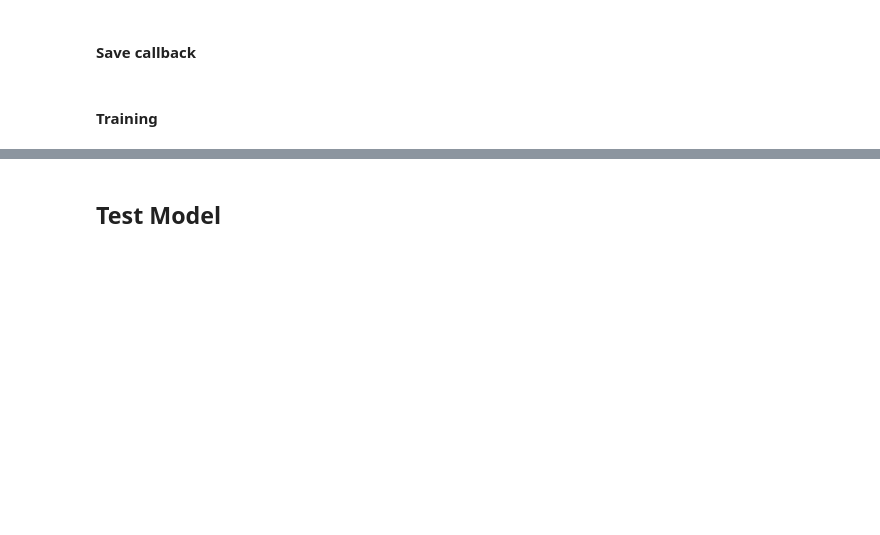
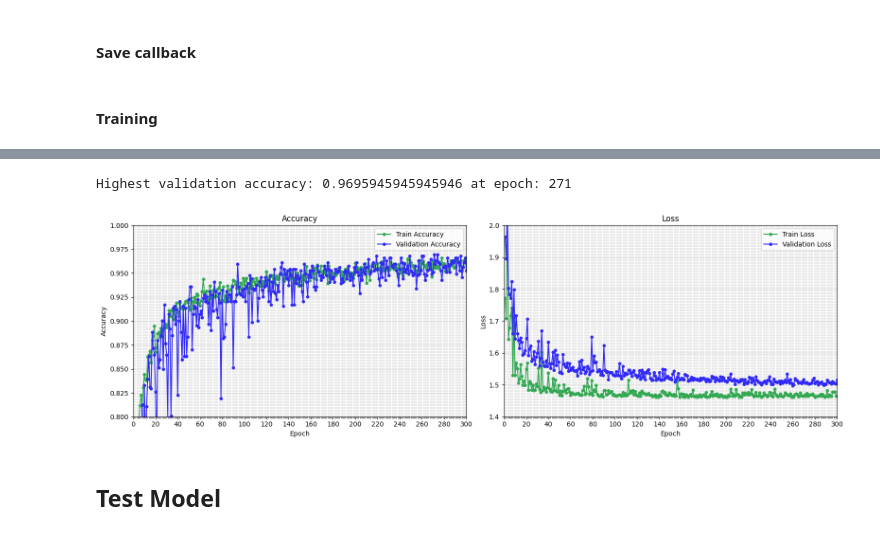
Before and after one commit to dilne/Free-Spoken-Digit-Dataset, a Jupyter notebook: TrainAndTest - CNN.ipynb, the cells around one changed output, grey strips where cells are left out. Drawn from its saved outputs; the diff is of its cells as text; code cells hidden in the pictures; blank space fills up the shorter version.

```diff
--- a/TrainAndTest - CNN.ipynb
+++ b/TrainAndTest - CNN.ipynb
@@ -422,2 +506,51 @@ Epoch [10/160], Loss: 1.7389, Acc: 0.8517, Val Loss: 1.7342, Val Acc: 0.7551
+# %%
+df = pd.read_csv(r'ModelSaves\M2\metrics.csv')
+
+# Find the maximum validation accuracy and the corresponding epoch
+max_val_accuracy = df['Validation Accuracy'].max()
+max_val_epoch = df[df['Validation Accuracy'] == max_val_accuracy]['Epoch'].values[0]
+print(f'Highest validation accuracy: {max_val_accuracy} at epoch: {max_val_epoch}')
+
+# Create a figure and a set of subplots
+fig, axs = plt.subplots(1, 2, figsize=(16, 5))
+
+# Plot the accuracy
+axs[0].plot(df['Epoch'], df['Train Accuracy'], label='Train Accuracy', marker='o', markersize=4, color='#32a852')
+axs[0].plot(df['Epoch'], df['Validation Accuracy'], label='Validation Accuracy', marker='o', markersize=4, color='#312af7')
+axs[0].set_xlabel('Epoch')
+axs[0].set_ylabel('Accuracy')
+axs[0].set_title('Accuracy')
+axs[0].set_ylim(acc_min_y, 1)
+axs[0].set_xlim(1, num_epochs)
+axs[0].legend()
+major_ticks = np.arange(0, num_epochs + 1, major_tick_spacing)
+minor_ticks = np.arange(0, num_epochs + 1, 1)
+axs[0].set_xticks(major_ticks)
+axs[0].set_xticks(minor_ticks, minor=True)
+axs[0].set_xticklabels(major_ticks.astype(int))
+axs[0].grid(True, which='both', linestyle='--', alpha=0.5)
+
+# Plot the loss
+axs[1].plot(df['Epoch'], df['Train Loss'], label='Train Loss', marker='o', markersize=4, color='#32a852')
+axs[1].plot(df['Epoch'], df['Validation Loss'], label='Validation Loss', marker='o', markersize=4, color='#312af7')
+axs[1].set_xlabel('Epoch')
+axs[1].set_ylabel('Loss')
+axs[1].set_title('Loss')
+axs[1].set_ylim(1.4, 2)
+axs[1].set_xlim(1, num_epochs)
+axs[1].legend()
+major_ticks = np.arange(0, num_epochs + 1, major_tick_spacing)
+minor_ticks = np.arange(0, num_epochs + 1, 1)
+axs[1].set_xticks(major_ticks)
+axs[1].set_xticks(minor_ticks, minor=True)
+axs[1].set_xticklabels(major_ticks.astype(int))
+axs[1].grid(True, which='both', linestyle='--', alpha=0.5)
+
+# Show the plots
+plt.tight_layout()
+plt.show()
+# %% [output]
+Highest validation accuracy: 0.9695945945945946 at epoch: 271
+[figure, added]
 # %% [markdown]
 ## Test Model
```
Also changed, not shown: parts of 11 cells of this notebook, 7 other files.
